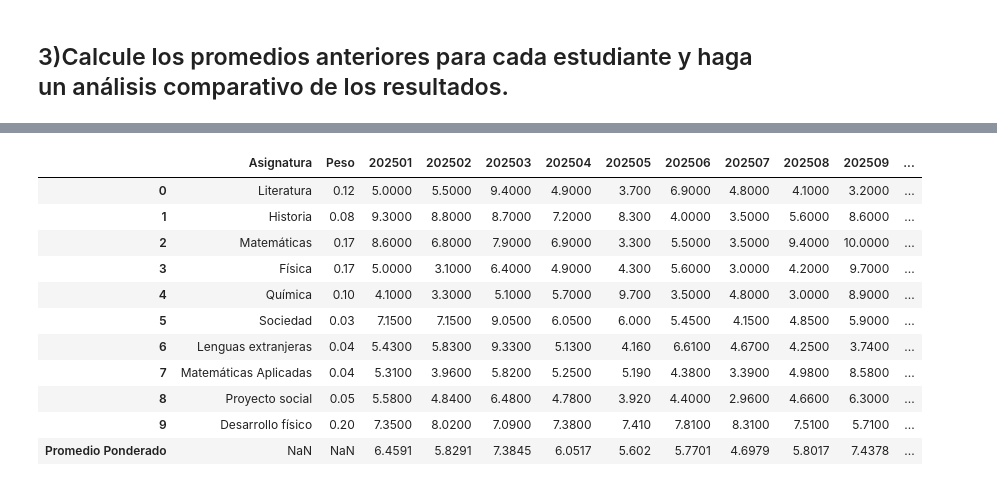
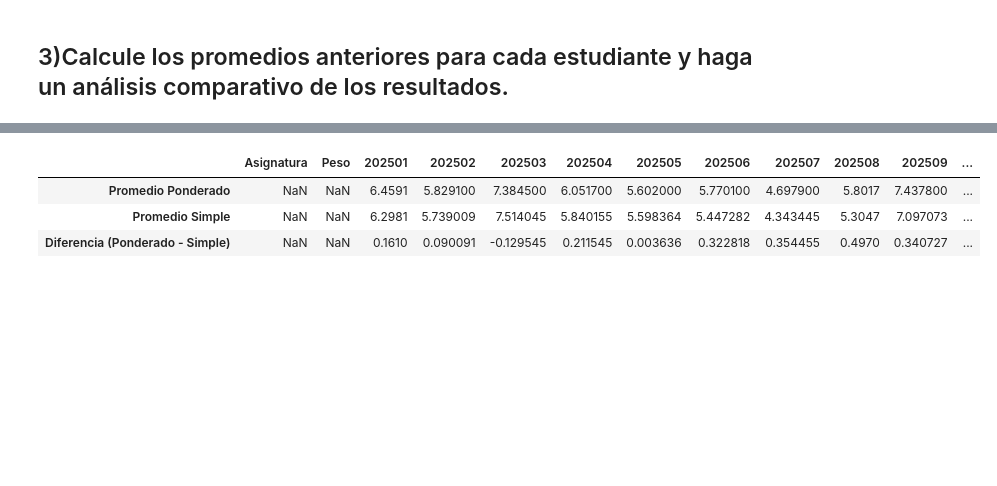
Before and after one commit to strejo4/ColabFiles_UACJ_PADP, a Jupyter notebook: MEIA_DatosAcademicos_Tarea.ipynb, the cells around one changed output, grey strips where cells are left out. Saved outputs shown, nothing was run; the diff lists cells and outputs as text; code cells hidden in the pictures; blank space fills up the shorter version.

```diff
--- a/MEIA_DatosAcademicos_Tarea.ipynb
+++ b/MEIA_DatosAcademicos_Tarea.ipynb
@@ -19,22 +5,29 @@ df.head()
 # %%
+import numpy as np
+import pandas as pd
+import matplotlib.pyplot as plt
+
+df = pd.read_csv('/content/drive/MyDrive/ClassFiles/datos_academicos_CSV.csv', encoding='latin1').dropna(axis=1,how='all')
+df.head()
+
 # Calcular el promedio de cada estudiante para todas las asignaturas considerando los pesos de cada asignatura
 
 vector_pesos = df['Peso'].values
 matriz_calificaciones = df.iloc[:,2:].values
 
 promedio_ponderado = np.dot(matriz_calificaciones.T, vector_pesos)/np.sum(vector_pesos)
 df.loc['Promedio Ponderado', df.columns[2:]] = promedio_ponderado
-df.head(11)
+
+
+# Calcular el promedio de cada estudiante para todas las asignaturas sin considerar los pesos de cada asignatura
+matriz_calificaciones = df.iloc[:,2:].values
+promedio_sin_pesos = np.mean(matriz_calificaciones, axis=0)
+df.loc['Promedio Simple',df.columns[2:]] = promedio_sin_pesos
+diferencia = promedio_ponderado - promedio_sin_pesos
+df.loc['Diferencia (Ponderado - Simple)', df.columns[2:]] = diferencia
+df.tail(3)
 # %% [output]
 |  | Asignatura | Peso | 202501 | 202502 | 202503 | 202504 | 202505 | 202506 | 202507 | 202508 | 202509 | ... |
-| 0 | Literatura | 0.12 | 5.0000 | 5.5000 | 9.4000 | 4.9000 | 3.700 | 6.9000 | 4.8000 | 4.1000 | 3.2000 | ... |
-| 1 | Historia | 0.08 | 9.3000 | 8.8000 | 8.7000 | 7.2000 | 8.300 | 4.0000 | 3.5000 | 5.6000 | 8.6000 | ... |
-| 2 | Matemáticas | 0.17 | 8.6000 | 6.8000 | 7.9000 | 6.9000 | 3.300 | 5.5000 | 3.5000 | 9.4000 | 10.0000 | ... |
-| 3 | Física | 0.17 | 5.0000 | 3.1000 | 6.4000 | 4.9000 | 4.300 | 5.6000 | 3.0000 | 4.2000 | 9.7000 | ... |
-| 4 | Química | 0.10 | 4.1000 | 3.3000 | 5.1000 | 5.7000 | 9.700 | 3.5000 | 4.8000 | 3.0000 | 8.9000 | ... |
-| 5 | Sociedad | 0.03 | 7.1500 | 7.1500 | 9.0500 | 6.0500 | 6.000 | 5.4500 | 4.1500 | 4.8500 | 5.9000 | ... |
-| 6 | Lenguas extranjeras | 0.04 | 5.4300 | 5.8300 | 9.3300 | 5.1300 | 4.160 | 6.6100 | 4.6700 | 4.2500 | 3.7400 | ... |
-| 7 | Matemáticas Aplicadas | 0.04 | 5.3100 | 3.9600 | 5.8200 | 5.2500 | 5.190 | 4.3800 | 3.3900 | 4.9800 | 8.5800 | ... |
-| 8 | Proyecto social | 0.05 | 5.5800 | 4.8400 | 6.4800 | 4.7800 | 3.920 | 4.4000 | 2.9600 | 4.6600 | 6.3000 | ... |
-| 9 | Desarrollo físico | 0.20 | 7.3500 | 8.0200 | 7.0900 | 7.3800 | 7.410 | 7.8100 | 8.3100 | 7.5100 | 5.7100 | ... |
-| Promedio Ponderado | NaN | NaN | 6.4591 | 5.8291 | 7.3845 | 6.0517 | 5.602 | 5.7701 | 4.6979 | 5.8017 | 7.4378 | ... |
+| Promedio Ponderado | NaN | NaN | 6.4591 | 5.829100 | 7.384500 | 6.051700 | 5.602000 | 5.770100 | 4.697900 | 5.8017 | 7.437800 | ... |
+| Promedio Simple | NaN | NaN | 6.2981 | 5.739009 | 7.514045 | 5.840155 | 5.598364 | 5.447282 | 4.343445 | 5.3047 | 7.097073 | ... |
+| Diferencia (Ponderado - Simple) | NaN | NaN | 0.1610 | 0.090091 | -0.129545 | 0.211545 | 0.003636 | 0.322818 | 0.354455 | 0.4970 | 0.340727 | ... |
```
Also changed, not shown: parts of 5 cells of this notebook.
